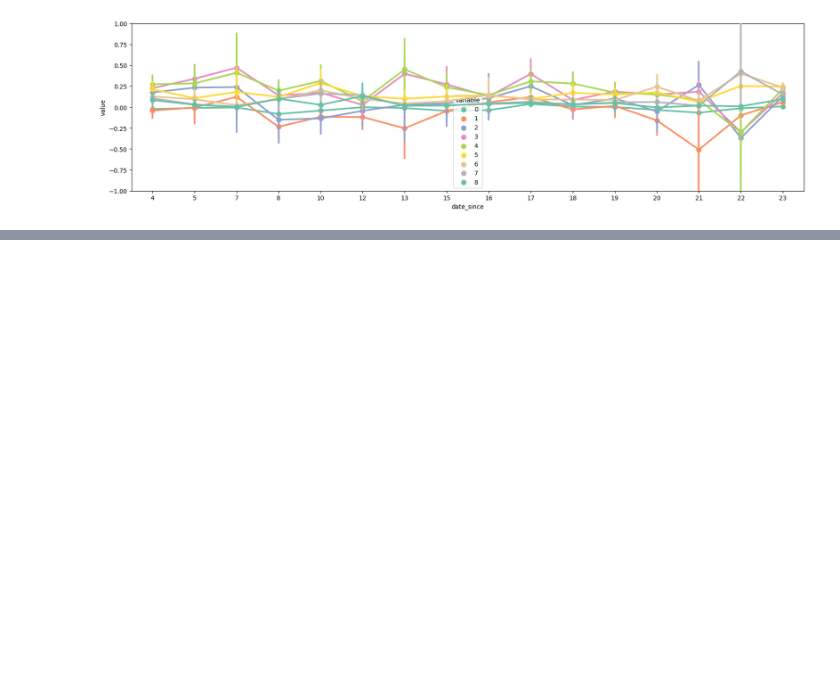
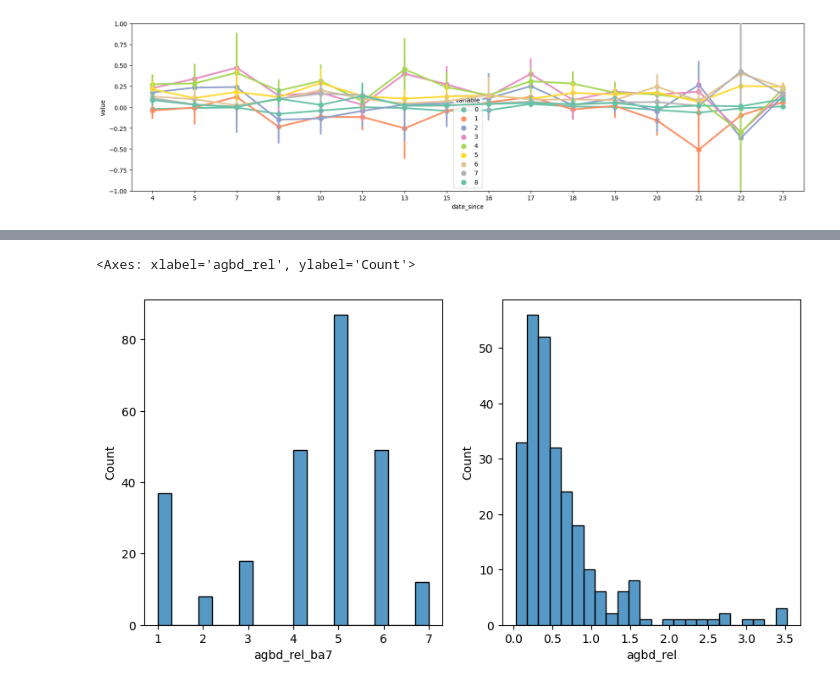
Before and after one commit to mahuna13/fire-regen, a Jupyter notebook: notebooks/exploratory/gedi_evaluation/CreekFire.ipynb, the cells around one changed output, grey strips where cells are left out. Saved outputs shown, nothing was run; the diff lists cells and outputs as text; code cells hidden in the pictures; blank space fills up the shorter version.

```diff
--- a/notebooks/exploratory/gedi_evaluation/CreekFire.ipynb
+++ b/notebooks/exploratory/gedi_evaluation/CreekFire.ipynb
@@ -345,0 +392,7 @@ g.set(ylim=(-1,1))
+# %%
+fig, ax = plt.subplots(1, 2, figsize=(10, 5))
+sns.histplot(ba7_matches[ba7_matches.burn_severity_median == 3], x='agbd_rel_ba7', ax=ax[0])
+sns.histplot(ba7_matches[ba7_matches.burn_severity_median == 3], x='agbd_rel', ax=ax[1])
+# %% [output]
+<Axes: xlabel='agbd_rel', ylabel='Count'>
+[figure, added]
```
Also changed, not shown: parts of 73 cells of this notebook, 5 other files.
